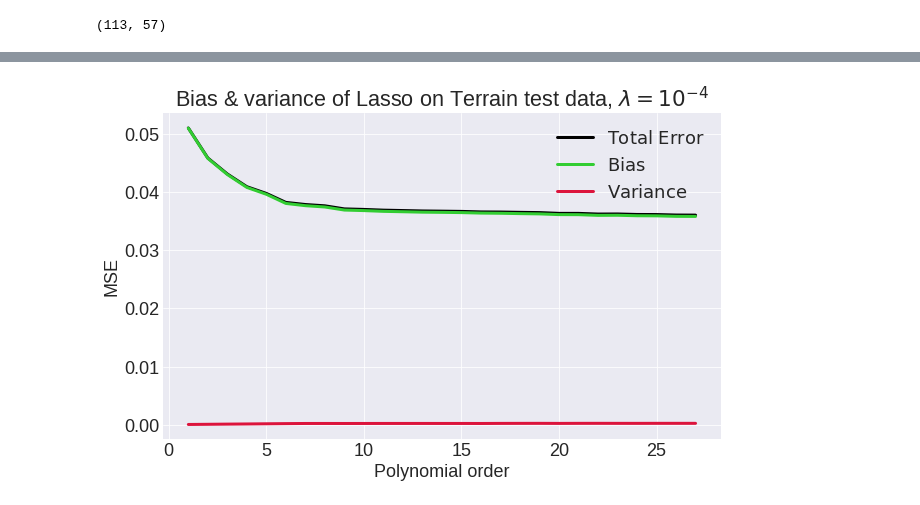
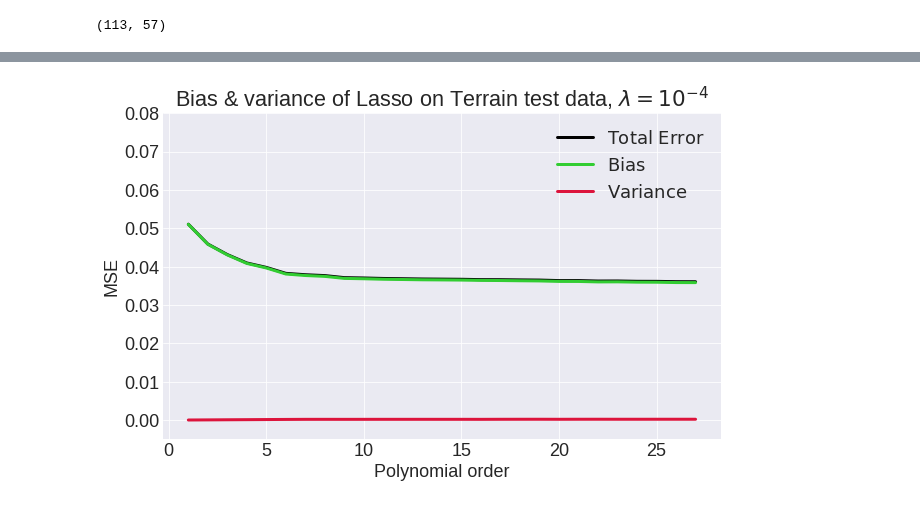
Before and after one commit to asdfbat/FYS-STK4155, a Jupyter notebook: Project1/src/BiasVariance_Bootstrap.ipynb, the cells around one changed output, grey strips where cells are left out. Cells and saved outputs as stored; diff of their text form; code cells hidden in the pictures.

```diff
--- a/Project1/src/BiasVariance_Bootstrap.ipynb
+++ b/Project1/src/BiasVariance_Bootstrap.ipynb
@@ -221,12 +226,13 @@ plt.savefig("../figs/BV_bootstrap_Terrain_Ridge.pdf", bbox_inches="tight");
 # %%
 plt.figure(figsize=(10,6))
 plt.plot(poly_orders_T, error_list_Lasso4_T, label="$\mathrm{Total\ Error}$", c="black")
 plt.plot(poly_orders_T, bias_list_Lasso4_T, label="$\mathrm{Bias}$", c="limegreen")
 plt.plot(poly_orders_T, var_list_Lasso4_T, label="$\mathrm{Variance}$", c="crimson")
 plt.xlabel("Polynomial order")
 plt.ylabel("MSE")
 plt.title("Bias & variance of Lasso on Terrain test data, $\lambda=10^{-4}$")
+plt.ylim(-0.005, 0.08)
 plt.legend()
 plt.savefig("../figs/BV_bootstrap_Terrain_Lasso.pdf", bbox_inches="tight");
 # %% [output]
-[figure, old version]
+[figure, new version]
```
Also changed, not shown: parts of 7 cells of this notebook, 2 other files.
